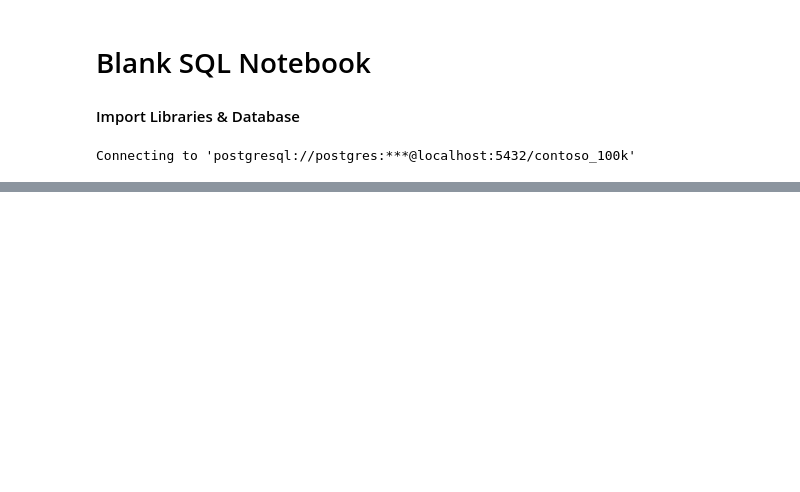
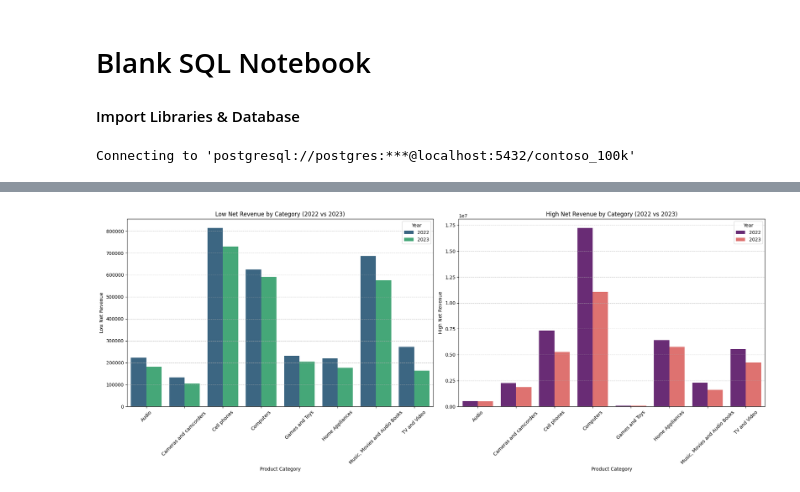
Before and after one commit to RAWKING/RAWKING, a Jupyter notebook: Resources/Blank_SQL_Notebook.ipynb, the cells around one changed output, grey strips where cells are left out. Drawn from its saved outputs; the diff is of its cells as text; code cells hidden in the pictures; blank space fills up the shorter version.

```diff
--- a/Resources/Blank_SQL_Notebook.ipynb
+++ b/Resources/Blank_SQL_Notebook.ipynb
@@ -85,0 +141,46 @@ LIMIT 10
+# %%
+import matplotlib.pyplot as plt
+import pandas as pd
+import seaborn as sns
+
+# The output of the most recently executed SQL cell (GsDBQvVDmqQS) is available in the '_' variable
+# because SqlMagic.autopandas is enabled.
+df_revenue = _
+
+# Prepare data for low net revenue plotting
+plot_df_low = df_revenue[['category', 'low_net_revenue_2022', 'low_net_revenue_2023']].melt(id_vars='category',
+                                                                                       var_name='Year',
+                                                                                       value_name='Low Net Revenue')
+plot_df_low['Year'] = plot_df_low['Year'].replace({'low_net_revenue_2022': '2022', 'low_net_revenue_2023': '2023'})
+
+# Prepare data for high net revenue plotting
+plot_df_high = df_revenue[['category', 'high_net_revenue_2022', 'high_net_revenue_2023']].melt(id_vars='category',
+                                                                                         var_name='Year',
+                                                                                         value_name='High Net Revenue')
+plot_df_high['Year'] = plot_df_high['Year'].replace({'high_net_revenue_2022': '2022', 'high_net_revenue_2023': '2023'})
+
+# Create subplots
+fig, axes = plt.subplots(1, 2, figsize=(20, 8), sharey=False) # sharey=False to allow different y-axis scales if needed
+
+# Subplot 1: Low Net Revenue
+sns.barplot(x='category', y='Low Net Revenue', hue='Year', data=plot_df_low, palette='viridis', ax=axes[0])
+axes[0].set_title('Low Net Revenue by Category (2022 vs 2023)')
+axes[0].set_xlabel('Product Category')
+axes[0].set_ylabel('Low Net Revenue')
+axes[0].tick_params(axis='x', rotation=45)
+axes[0].legend(title='Year')
+axes[0].grid(axis='y', linestyle='--', alpha=0.7)
+
+# Subplot 2: High Net Revenue
+sns.barplot(x='category', y='High Net Revenue', hue='Year', data=plot_df_high, palette='magma', ax=axes[1])
+axes[1].set_title('High Net Revenue by Category (2022 vs 2023)')
+axes[1].set_xlabel('Product Category')
+axes[1].set_ylabel('High Net Revenue')
+axes[1].tick_params(axis='x', rotation=45)
+axes[1].legend(title='Year')
+axes[1].grid(axis='y', linestyle='--', alpha=0.7)
+
+plt.tight_layout()
+plt.show()
+# %% [output]
+[figure, added]
```
Also changed, not shown: parts of 2 cells of this notebook.
